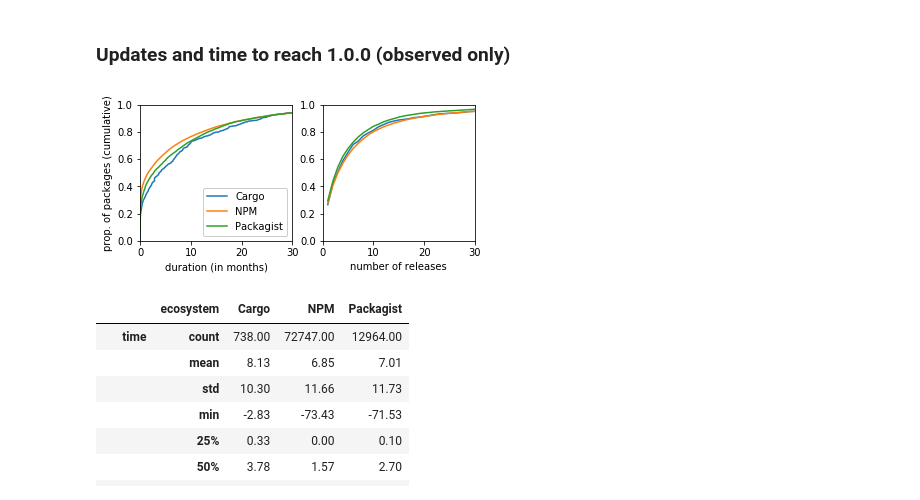
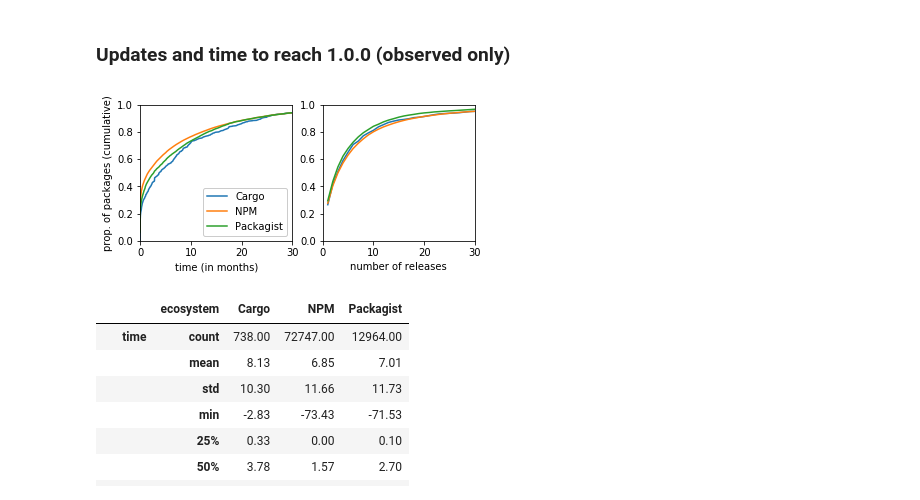
Before and after one commit to AlexandreDecan/secos-zero, a Jupyter notebook: notebooks/Magic zero.ipynb, the cells around one changed output. Cells and saved outputs as stored; diff of their text form; code cells hidden in the pictures.

```diff
--- a/notebooks/Magic zero.ipynb
+++ b/notebooks/Magic zero.ipynb
@@ -413,35 +413,35 @@ for ecosystem in ECOSYSTEMS:
         ax = axes[i]
         (
             df_temp[ecosystem]
             # Remove unobserved event
             .dropna()
             .assign(
                 time=lambda d: (d['date_nonzero'] - d['date_zero']).dt.days / 30,
                 updates=lambda d: d['rank_nonzero'] - d['rank_zero'],
             )
             .groupby(kind)
             .agg({'package': 'count'})
             .apply(lambda s: s.cumsum() / s.sum())
             .rename(columns={'package': ecosystem})
             .plot(ax=ax, color=COLORS[ecosystem], legend=(i==0))
         )
 
 axes[0].set(
     xlim=(0, 30),
-    xlabel='duration (in months)',
+    xlabel='time (in months)',
     ylim=(0, 1),
     ylabel='prop. of packages (cumulative)',
 )
 
 axes[1].set(
     xlim=(0, 30),
     xlabel='number of releases',
     ylim=(0, 1),
 )
 
 savefig(fig, 'barrier_reaching_combined')
 # %% [output]
-[figure, old version]
+[figure, new version]
 # %%
 pandas.concat([
     df_temp[ecosystem]
```
Also changed, not shown: parts of 4 cells of this notebook.
